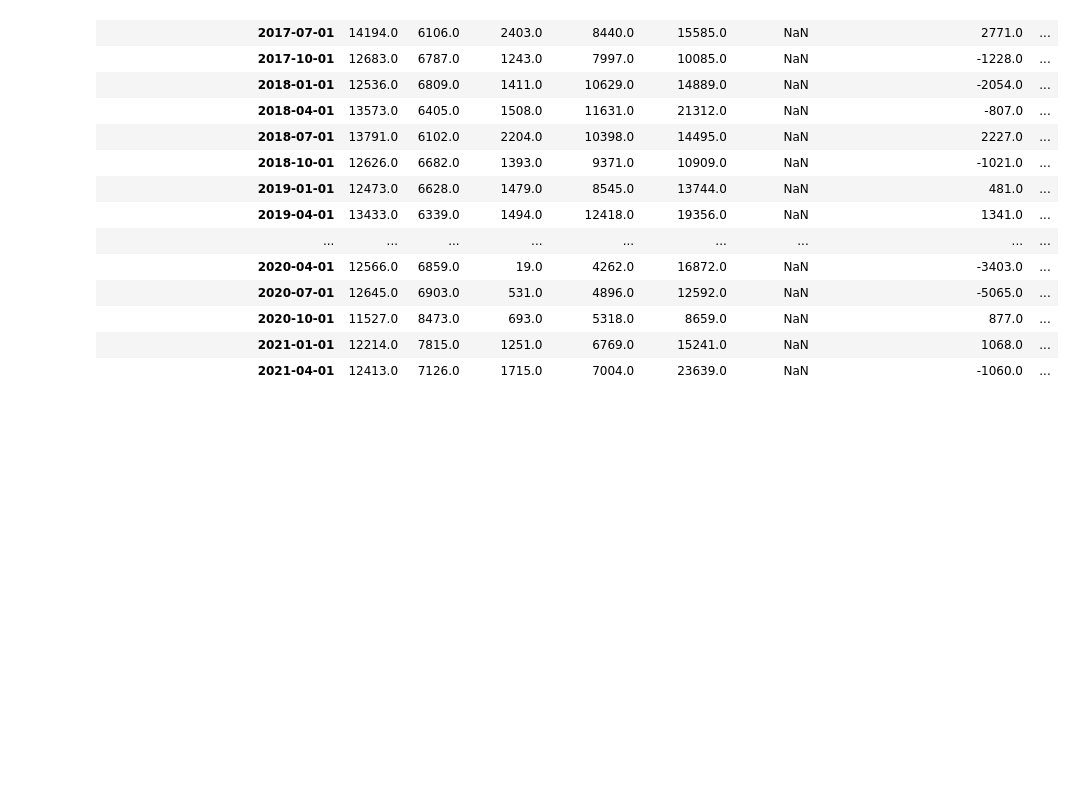
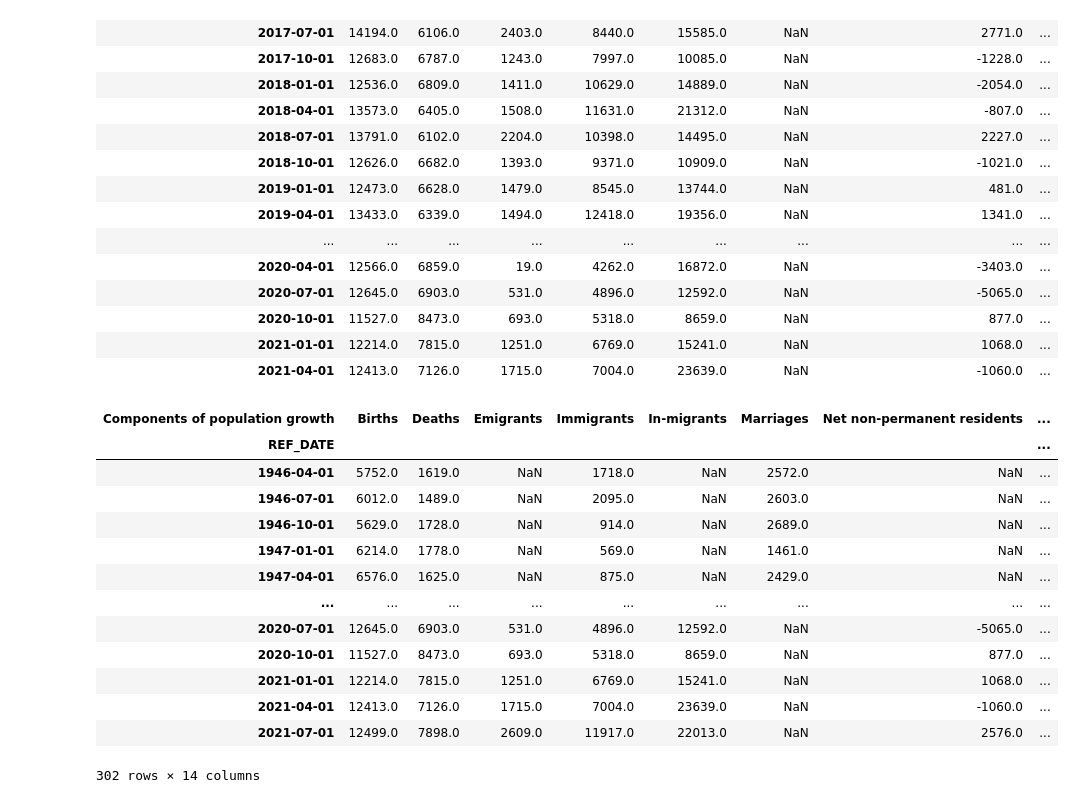
Before and after one commit to doublebigmak/housing_stats, a Jupyter notebook: ab_migration.ipynb, the cells around one changed output. Cells and saved outputs as stored; diff of their text form; code cells hidden in the pictures; blank space fills up the shorter version.

```diff
--- a/ab_migration.ipynb
+++ b/ab_migration.ipynb
@@ -180,0 +194,17 @@ ab_pivot['2017':]
+# %%
+ab_pivot[1:]
+# %% [output]
+| Components of population growth | Births | Deaths | Emigrants | Immigrants | In-migrants | Marriages | Net non-permanent residents | ... |
+| REF_DATE |  |  |  |  |  |  |  | ... |
+| 1946-04-01 | 5752.0 | 1619.0 | NaN | 1718.0 | NaN | 2572.0 | NaN | ... |
+| 1946-07-01 | 6012.0 | 1489.0 | NaN | 2095.0 | NaN | 2603.0 | NaN | ... |
+| 1946-10-01 | 5629.0 | 1728.0 | NaN | 914.0 | NaN | 2689.0 | NaN | ... |
+| 1947-01-01 | 6214.0 | 1778.0 | NaN | 569.0 | NaN | 1461.0 | NaN | ... |
+| 1947-04-01 | 6576.0 | 1625.0 | NaN | 875.0 | NaN | 2429.0 | NaN | ... |
+| ... | ... | ... | ... | ... | ... | ... | ... | ... |
+| 2020-07-01 | 12645.0 | 6903.0 | 531.0 | 4896.0 | 12592.0 | NaN | -5065.0 | ... |
+| 2020-10-01 | 11527.0 | 8473.0 | 693.0 | 5318.0 | 8659.0 | NaN | 877.0 | ... |
+| 2021-01-01 | 12214.0 | 7815.0 | 1251.0 | 6769.0 | 15241.0 | NaN | 1068.0 | ... |
+| 2021-04-01 | 12413.0 | 7126.0 | 1715.0 | 7004.0 | 23639.0 | NaN | -1060.0 | ... |
+| 2021-07-01 | 12499.0 | 7898.0 | 2609.0 | 11917.0 | 22013.0 | NaN | 2576.0 | ... |
+302 rows × 14 columns
```
Also changed, not shown: parts of 5 cells of this notebook, 4 other files.
